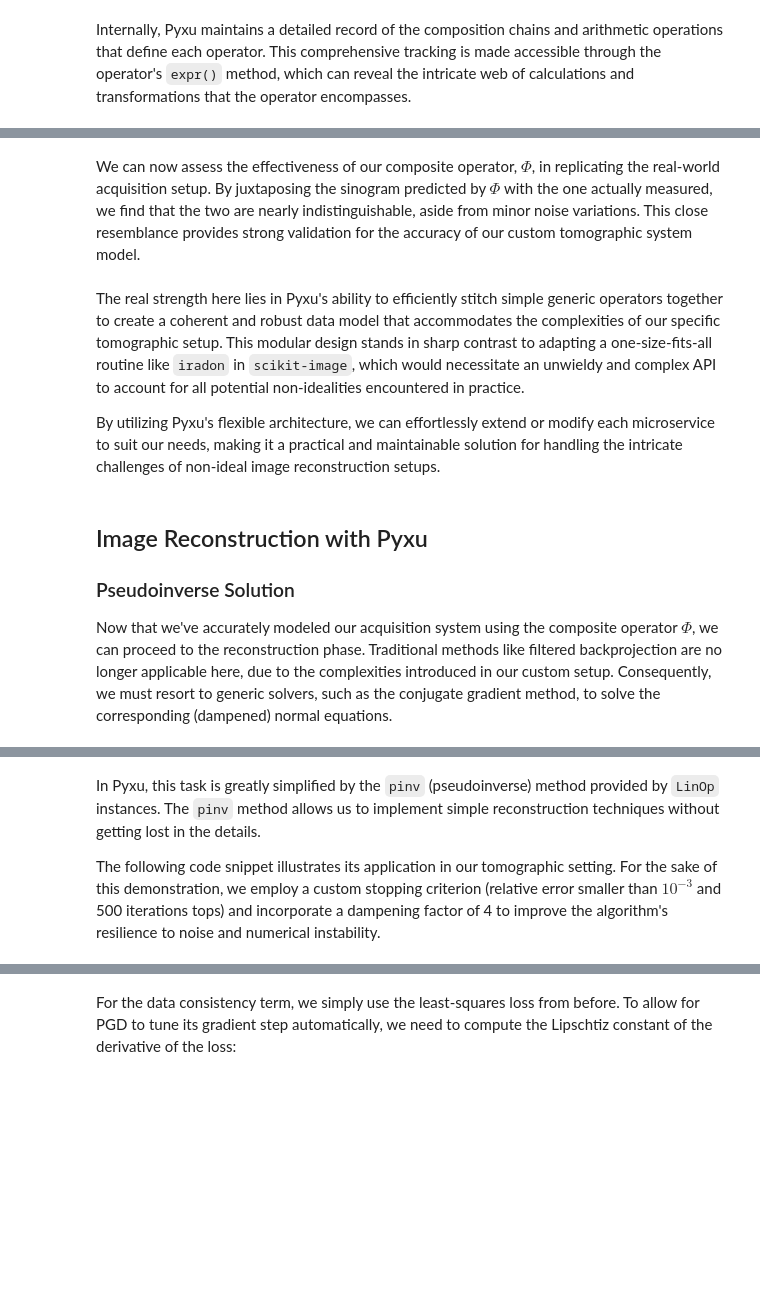
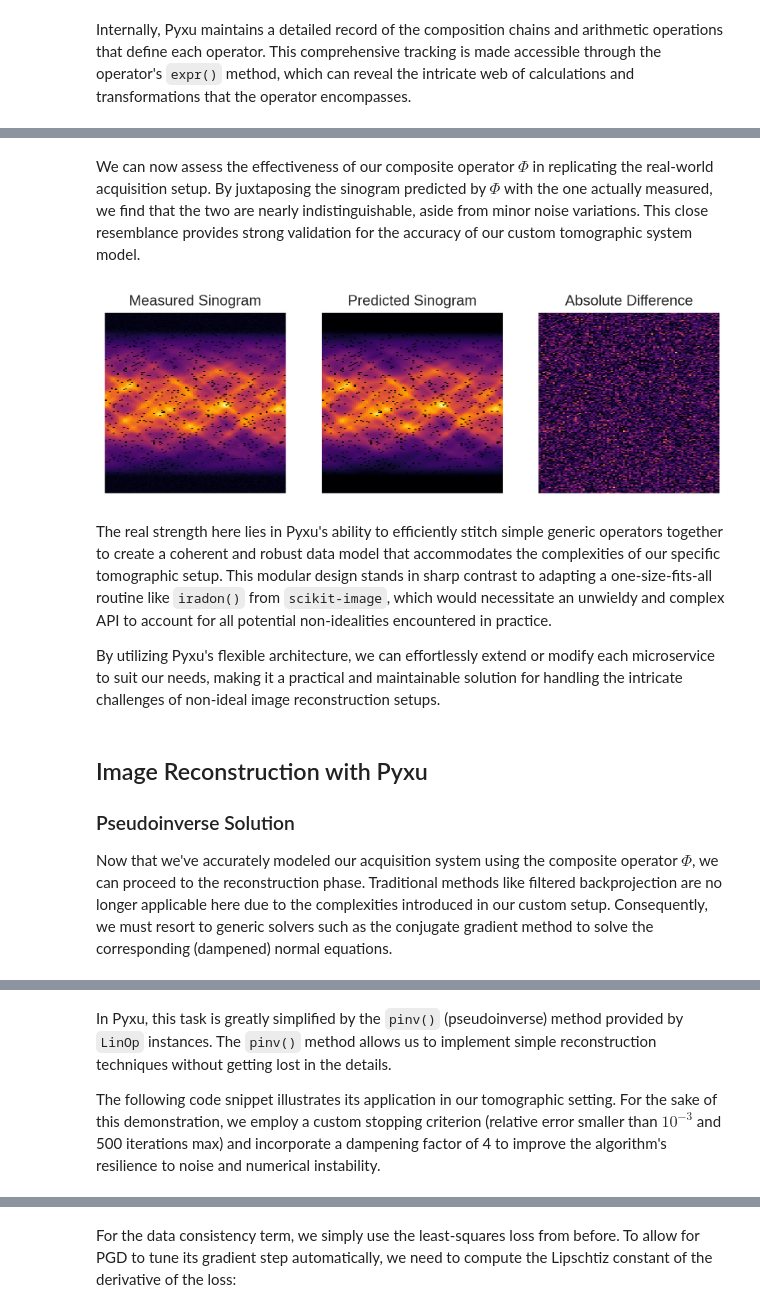
Before and after one commit to pyxu-org/pyxu, a Jupyter notebook: doc/intro/tomo.ipynb, the cells around one changed output, grey strips where cells are left out. Cells and saved outputs as stored; diff of their text form; code cells hidden in the pictures; blank space fills up the shorter version.

```diff
--- a/doc/intro/tomo.ipynb
+++ b/doc/intro/tomo.ipynb
@@ -160,16 +164,18 @@ import pyxu.operator as pxo
 from pyxu.operator.interop import from_source
 import skimage.transform as skt
 
-# Radon Operator
+# Radon Operator (imported from `skt` since Pyxu did not ship with a Radon transform at the time of this writing.)
 Radon = from_source(cls=pxa.LinOp,
                     shape=(sino.size, phantom.size),
-                    apply=lambda self, arr: skt.radon(arr.reshape(phantom.shape),
-                                                      theta=np.linspace(0, 180, angles),
+                    apply=lambda _, arr: skt.radon(arr.reshape(phantom.shape),
+                                                   theta=np.linspace(0, 180, angles),
+                                                   circle=True).ravel(),
+                    adjoint=lambda _, arr: skt.iradon(arr.reshape(sino.shape),
+                                                      filter_name=None,
                                                       circle=True).ravel(),
-                    adjoint=lambda self, arr: skt.iradon(arr.reshape(sino.shape),
-                                                         filter_name=None,
-                                                         circle=True).ravel(),
-                    vectorize=["apply", "adjoint"], vmethod="scan", enforce_precision=["apply", "adjoint"])
+                    vectorize=["apply", "adjoint"],
+                    vmethod="scan",
+                    enforce_precision=["apply", "adjoint"])
 
 # 1D Filtering
 boxcar = np.asarray(sp.signal.get_window("boxcar", wsize)); boxcar /= wsize
@@ -206,29 +220,31 @@ print(Phi.expr())
 # %% [markdown]
-We can now assess the effectiveness of our composite operator, $\Phi$, in replicating the real-world acquisition setup.
+We can now assess the effectiveness of our composite operator $\Phi$ in replicating the real-world acquisition setup.
 By juxtaposing the sinogram predicted by $\Phi$ with the one actually measured, we find that the two are nearly
 indistinguishable, aside from minor noise variations. This close resemblance provides strong validation for the accuracy
 of our custom tomographic system model.
 # %%
 predicted_sino = Phi(phantom.ravel()).reshape(sino.shape)
 # %%
-_ = plt.subplot(1,3,1)
-_ = plt.imshow(sino, aspect=0.45)
-_ = plt.title("Measured Sinogram")
-_ = plt.axis('off')
+plt.subplot(1,3,1)
+plt.imshow(sino, aspect=0.45)
+plt.title("Measured Sinogram")
+plt.axis('off')
 
-_ = plt.subplot(1,3,2)
-_ = plt.imshow(predicted_sino, aspect=0.45)
-_ = plt.title("Predicted Sinogram")
-_ = plt.axis('off')
+plt.subplot(1,3,2)
+plt.imshow(predicted_sino, aspect=0.45)
+plt.title("Predicted Sinogram")
+plt.axis('off')
 
-_ = plt.subplot(1,3,3)
-_ = plt.imshow(np.abs(sino-predicted_sino), aspect=0.45)
-_ = plt.title("Absolute Difference")
-_ = plt.axis('off')
+plt.subplot(1,3,3)
+plt.imshow(np.abs(sino-predicted_sino), aspect=0.45)
+plt.title("Absolute Difference")
+plt.axis('off');
+# %% [output]
+[figure, added]
 # %% [markdown]
 The real strength here lies in Pyxu's ability to efficiently stitch simple generic operators together to create a
 coherent and robust data model that accommodates the complexities of our specific tomographic setup. This modular design
-stands in sharp contrast to adapting a one-size-fits-all routine like `iradon` in `scikit-image`, which would
+stands in sharp contrast to adapting a one-size-fits-all routine like `iradon()` from `scikit-image`, which would
 necessitate an unwieldy and complex API to account for all potential non-idealities encountered in practice.
 
 By utilizing Pyxu's flexible architecture, we can effortlessly extend or modify each microservice to suit our needs,
@@ -240,20 +256,20 @@ setups.
 ### Pseudoinverse Solution
 
 Now that we've accurately modeled our acquisition system using the composite operator $\Phi$, we can proceed to the
-reconstruction phase. Traditional methods like filtered backprojection are no longer applicable here, due to the
-complexities introduced in our custom setup. Consequently, we must resort to generic solvers, such as the conjugate
-gradient method, to solve the corresponding (dampened) normal equations.
+reconstruction phase. Traditional methods like filtered backprojection are no longer applicable here due to the
+complexities introduced in our custom setup. Consequently, we must resort to generic solvers such as the conjugate
+gradient method to solve the corresponding (dampened) normal equations.
 # %% [markdown]
 <center>
 
 <img align="center" src="../_static/tutorial/g15273.png" alt="Forward model" width=70%>
 </center>
 # %% [markdown]
-In Pyxu, this task is greatly simplified by the `pinv` (pseudoinverse) method provided by `LinOp` instances. The `pinv`
-method allows us to implement simple reconstruction techniques without getting lost in the details.
+In Pyxu, this task is greatly simplified by the `pinv()` (pseudoinverse) method provided by `LinOp` instances. The
+`pinv()` method allows us to implement simple reconstruction techniques without getting lost in the details.
 
 The following code snippet illustrates its application in our tomographic setting. For the sake of this demonstration,
-we employ a custom stopping criterion (relative error smaller than $10^{-3}$ and 500 iterations tops) and incorporate a
+we employ a custom stopping criterion (relative error smaller than $10^{-3}$ and 500 iterations max) and incorporate a
 dampening factor of 4 to improve the algorithm's resilience to noise and numerical instability.
 # %%
 import pyxu.opt.stop as pxs
```
Also changed, not shown: parts of 32 cells of this notebook.
